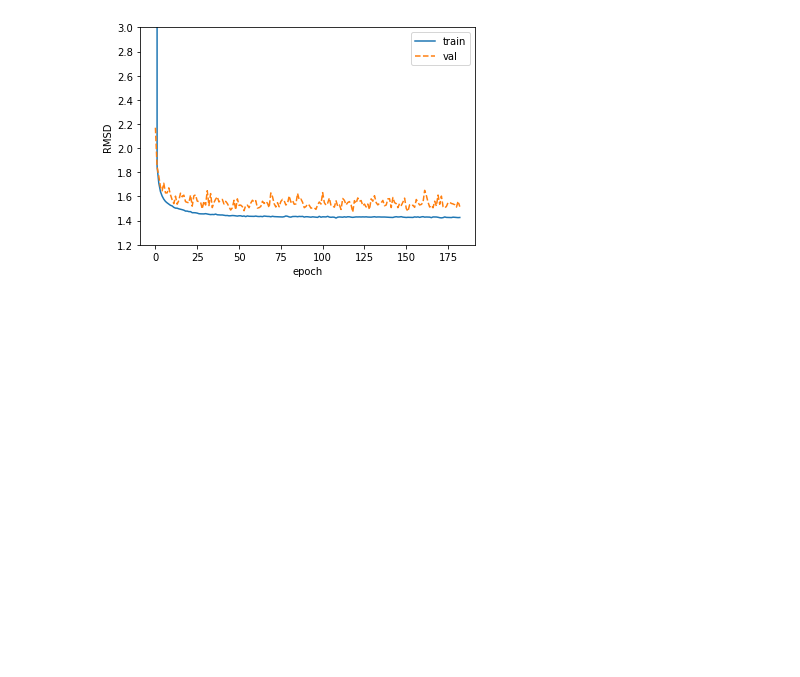
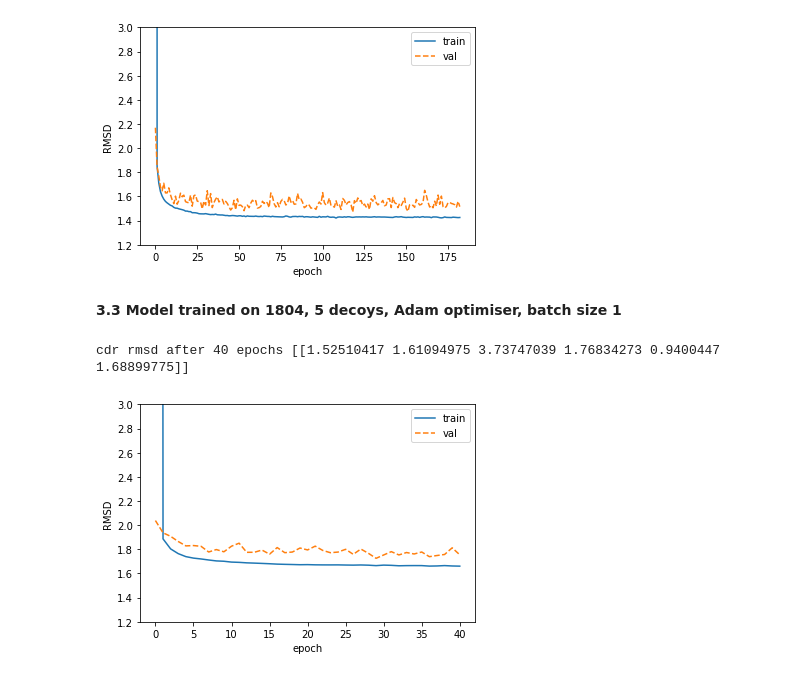
Before and after one commit to felixsihombing/ABlooper, a Jupyter notebook: analyse_training.ipynb, the cells around one changed output. Saved outputs shown, nothing was run; the diff lists cells and outputs as text; code cells hidden in the pictures; blank space fills up the shorter version.

```diff
--- a/analyse_training.ipynb
+++ b/analyse_training.ipynb
@@ -100,3 +100,27 @@ print('cdr rmsd after 200 epochs', cdr_rmsd[min_i])
 # %% [output]
 cdr rmsd after 200 epochs [[1.22105074 1.35108876 3.2126615  1.33345342 0.74024475 1.46290863]]
 [figure]
+# %% [markdown]
+**3.3 Model trained on 1804, 5 decoys, Adam optimiser, batch size 1**
+# %%
+with open('training_loss-1804-Adam-5.json', 'r') as f:
+    losses = json.load(f)
+
+train_loss = losses['train_losses']
+val_loss = losses['val_lossers']
+cdr_rmsd = losses['cdr_rmsd']
+
+plt.plot(train_loss, label='train')
+plt.plot(val_loss, '--', label='val')
+plt.ylim((1.2,3))
+plt.legend()
+plt.ylabel('RMSD')
+plt.xlabel('epoch')
+plt.savefig('figures/train_val_losses-1804-Adam-5.png')
+
+cdr_rmsd = np.array(cdr_rmsd)
+min_i = np.where(cdr_rmsd[:,2] == np.amin(cdr_rmsd[:,2]))
+print('cdr rmsd after 40 epochs', cdr_rmsd[min_i])
+# %% [output]
+cdr rmsd after 40 epochs [[1.52510417 1.61094975 3.73747039 1.76834273 0.9400447  1.68899775]]
+[figure, added]
```
Also changed, not shown: parts of 2 cells of this notebook, 2 other files.
